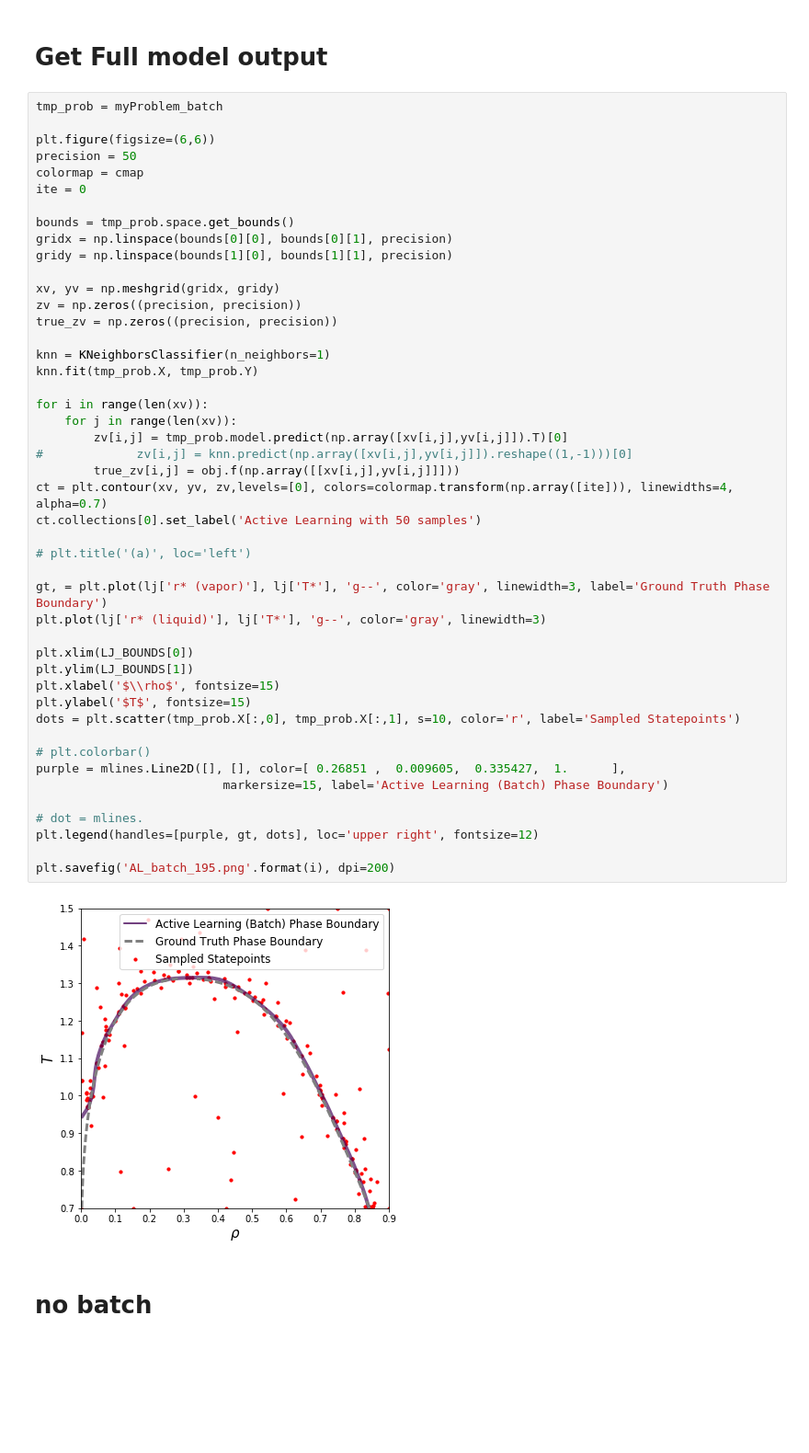
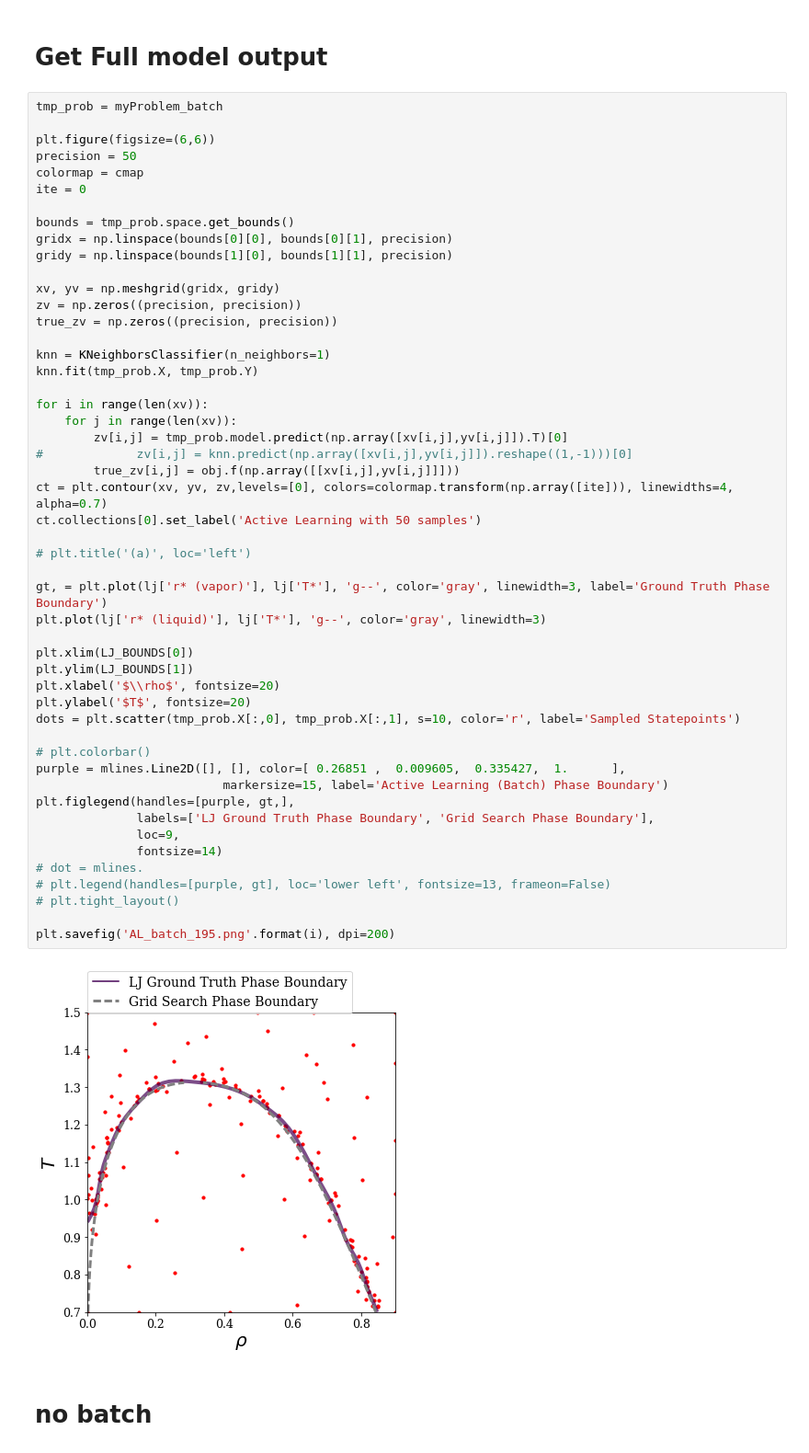
Before and after one commit to jdaaph/GPyOpt, a Jupyter notebook: 111117_lj.ipynb, the cells around one changed output. Shown at 92% size. Drawn from its saved outputs; the diff is of its cells as text; blank space fills up the shorter version.

```diff
--- a/111117_lj.ipynb
+++ b/111117_lj.ipynb
@@ -485,38 +493,42 @@ xv, yv = np.meshgrid(gridx, gridy)
 zv = np.zeros((precision, precision))
 true_zv = np.zeros((precision, precision))
 
 knn = KNeighborsClassifier(n_neighbors=1)
 knn.fit(tmp_prob.X, tmp_prob.Y)
 
 for i in range(len(xv)):
     for j in range(len(xv)):
         zv[i,j] = tmp_prob.model.predict(np.array([xv[i,j],yv[i,j]]).T)[0]
 #             zv[i,j] = knn.predict(np.array([xv[i,j],yv[i,j]]).reshape((1,-1)))[0]
         true_zv[i,j] = obj.f(np.array([[xv[i,j],yv[i,j]]]))
 ct = plt.contour(xv, yv, zv,levels=[0], colors=colormap.transform(np.array([ite])), linewidths=4, alpha=0.7)
 ct.collections[0].set_label('Active Learning with 50 samples')
 
 # plt.title('(a)', loc='left')
 
 gt, = plt.plot(lj['r* (vapor)'], lj['T*'], 'g--', color='gray', linewidth=3, label='Ground Truth Phase Boundary')
 plt.plot(lj['r* (liquid)'], lj['T*'], 'g--', color='gray', linewidth=3)
 
 plt.xlim(LJ_BOUNDS[0])
 plt.ylim(LJ_BOUNDS[1])
-plt.xlabel('$\\rho$', fontsize=15)
-plt.ylabel('$T$', fontsize=15)
+plt.xlabel('$\\rho$', fontsize=20)
+plt.ylabel('$T$', fontsize=20)
 dots = plt.scatter(tmp_prob.X[:,0], tmp_prob.X[:,1], s=10, color='r', label='Sampled Statepoints')
 
 # plt.colorbar()
 purple = mlines.Line2D([], [], color=[ 0.26851 ,  0.009605,  0.335427,  1.      ],
                           markersize=15, label='Active Learning (Batch) Phase Boundary')
-
+plt.figlegend(handles=[purple, gt,],
+              labels=['LJ Ground Truth Phase Boundary', 'Grid Search Phase Boundary'],
+              loc=9,
+              fontsize=14)
 # dot = mlines.
-plt.legend(handles=[purple, gt, dots], loc='upper right', fontsize=12)
+# plt.legend(handles=[purple, gt], loc='lower left', fontsize=13, frameon=False)
+# plt.tight_layout()
 
 plt.savefig('AL_batch_195.png'.format(i), dpi=200)
 # %% [output]
-[figure, old version]
+[figure, new version]
 # %% [markdown]
 # no batch
 # %%
```
Also changed, not shown: parts of 22 cells of this notebook, 48 other files.
